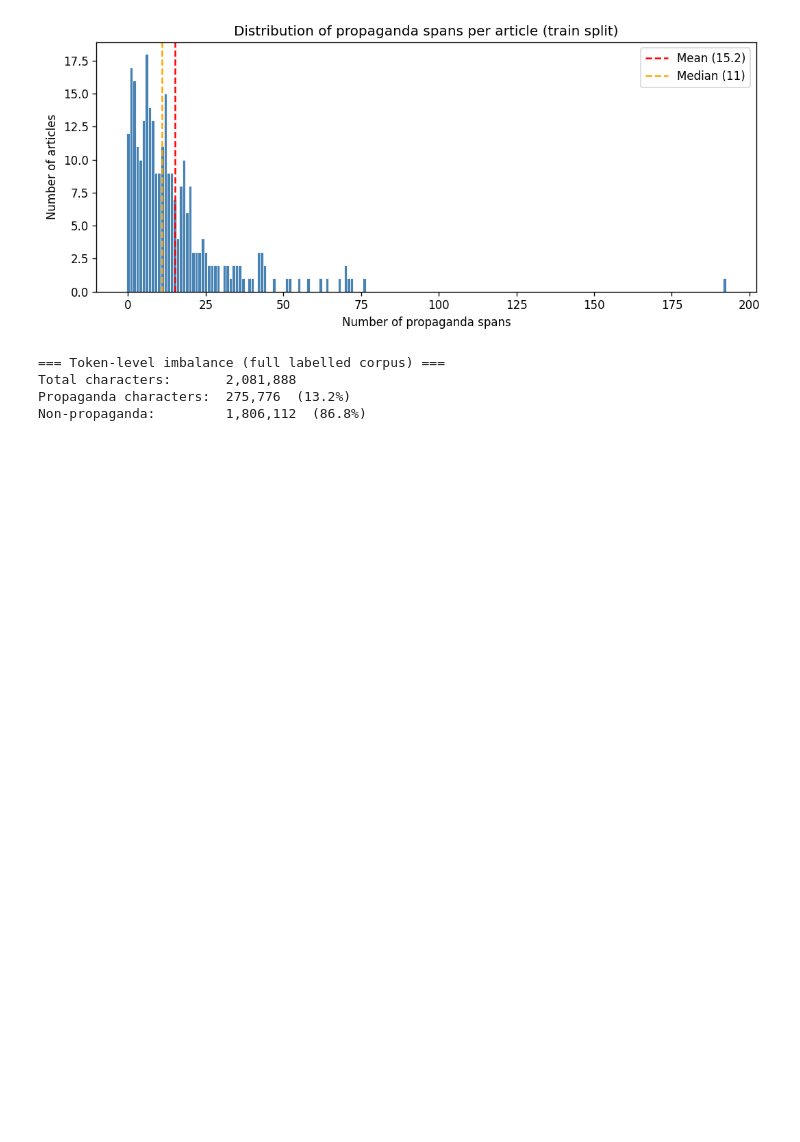
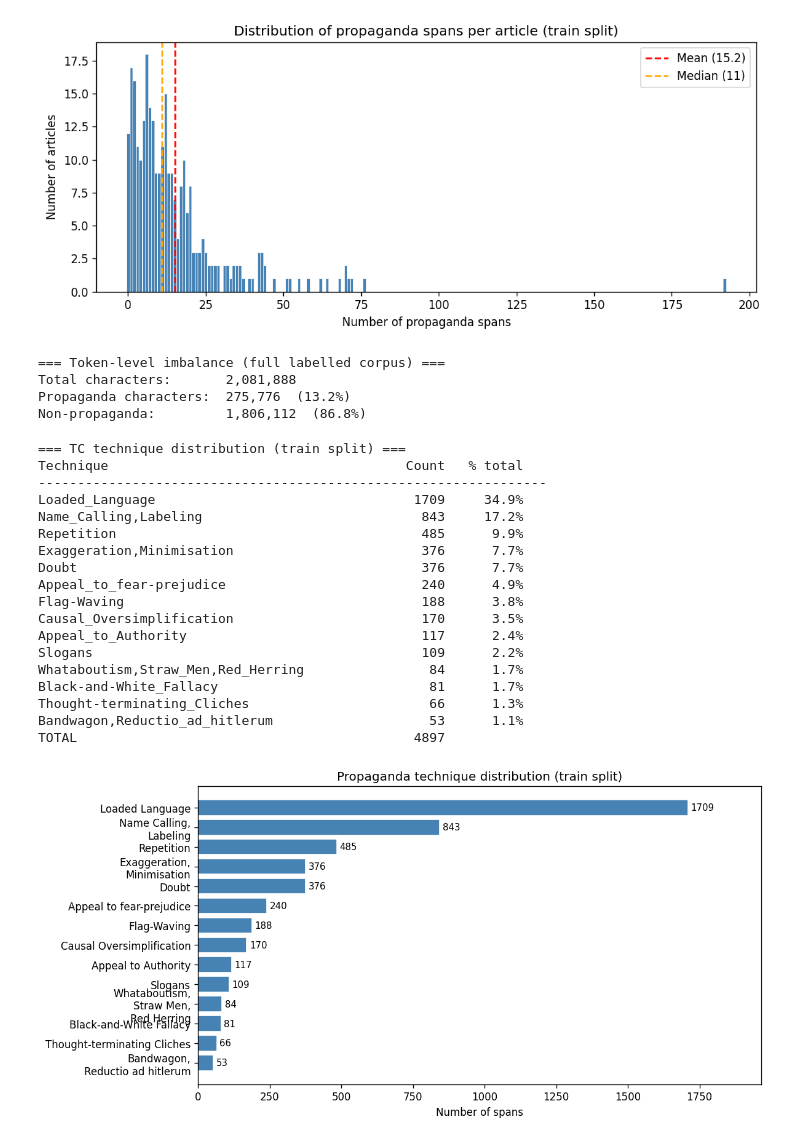
Before and after one commit to kipp12/FYP_Propaganda_Detection, a Jupyter notebook: notebooks/01_dataset_overview.ipynb, the cells around one changed output. Cells and saved outputs as stored; diff of their text form; code cells hidden in the pictures; blank space fills up the shorter version.

Commit message:
Add TC technique distribution cell to dataset overview notebook
Table and horizontal bar chart showing count and % for all 14 techniques
in the training split.

Co-Authored-By: Claude Sonnet 4.6 <noreply@anthropic.com>

```diff
--- a/notebooks/01_dataset_overview.ipynb
+++ b/notebooks/01_dataset_overview.ipynb
@@ -257,3 +257,56 @@ print(f'Non-propaganda:         {total_chars-propaganda_chars:,}  ({(total_chars
 Total characters:       2,081,888
 Propaganda characters:  275,776  (13.2%)
 Non-propaganda:         1,806,112  (86.8%)
+# %%
+# TC technique distribution — training set only
+tc_counts = Counter()
+for a in train:
+    for span in a.tc_spans:
+        tc_counts[span.technique] += 1
+
+total_tc = sum(tc_counts.values())
+techniques = [t for t, _ in tc_counts.most_common()]
+counts     = [tc_counts[t] for t in techniques]
+
+print('=== TC technique distribution (train split) ===')
+print('%-45s %6s  %8s' % ('Technique', 'Count', '% total'))
+print('-' * 65)
+for t, c in zip(techniques, counts):
+    print('%-45s %6d  %7.1f%%' % (t, c, c / total_tc * 100))
+print('%-45s %6d' % ('TOTAL', total_tc))
+
+# Bar chart
+fig, ax = plt.subplots(figsize=(10, 5))
+short_labels = [t.replace('_', ' ').replace(',', ',\n') for t in techniques]
+bars = ax.barh(short_labels[::-1], counts[::-1], color='steelblue', edgecolor='white')
+
+# Annotate bars with count
+for bar, count in zip(bars, counts[::-1]):
+    ax.text(bar.get_width() + 10, bar.get_y() + bar.get_height() / 2,
+            str(count), va='center', fontsize=9)
+
+ax.set_xlabel('Number of spans')
+ax.set_title('Propaganda technique distribution (train split)')
+ax.set_xlim(0, max(counts) * 1.15)
+plt.tight_layout()
+plt.show()
+# %% [output]
+=== TC technique distribution (train split) ===
+Technique                                      Count   % total
+-----------------------------------------------------------------
+Loaded_Language                                 1709     34.9%
+Name_Calling,Labeling                            843     17.2%
+Repetition                                       485      9.9%
+Exaggeration,Minimisation                        376      7.7%
+Doubt                                            376      7.7%
+Appeal_to_fear-prejudice                         240      4.9%
+Flag-Waving                                      188      3.8%
+Causal_Oversimplification                        170      3.5%
+Appeal_to_Authority                              117      2.4%
+Slogans                                          109      2.2%
+Whataboutism,Straw_Men,Red_Herring                84      1.7%
+Black-and-White_Fallacy                           81      1.7%
+Thought-terminating_Cliches                       66      1.3%
+Bandwagon,Reductio_ad_hitlerum                    53      1.1%
+TOTAL                                           4897
+[figure, added]
```
